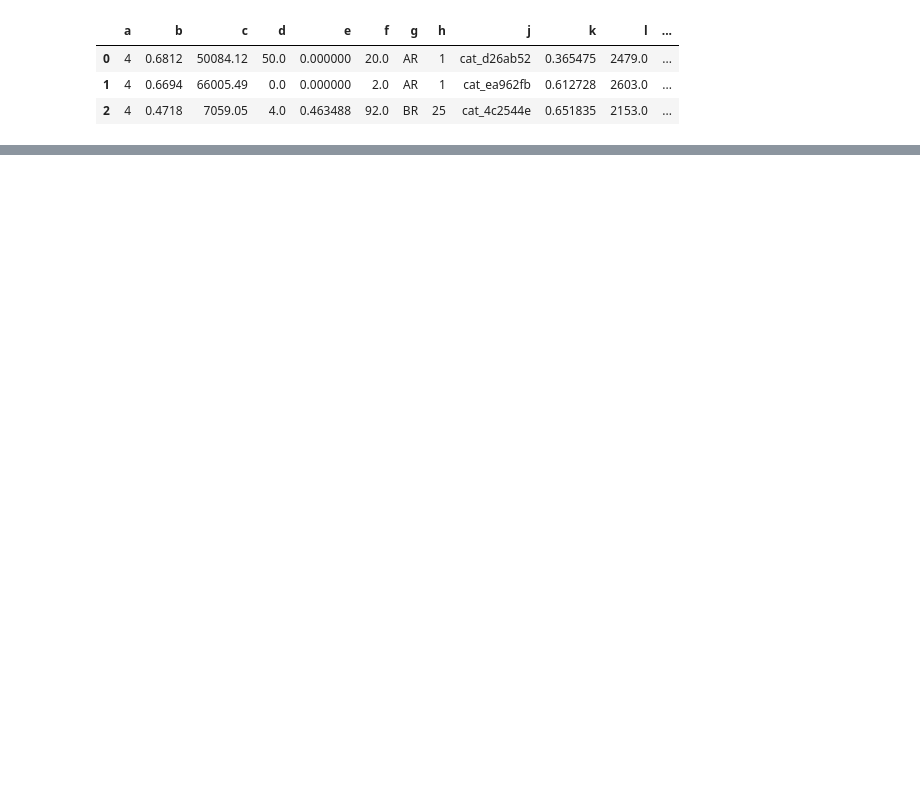
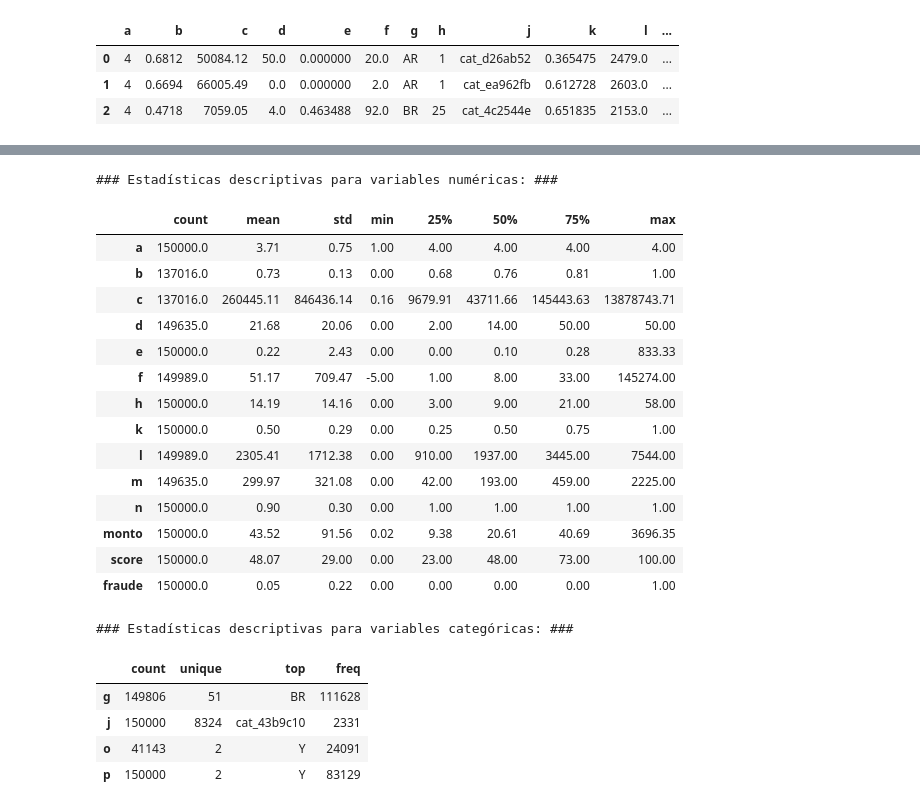
Before and after one commit to mlondono-oc/ml-fraud-detection, a Jupyter notebook: notebooks/01_eda.ipynb, the cells around one changed output, grey strips where cells are left out. Saved outputs shown, nothing was run; the diff lists cells and outputs as text; code cells hidden in the pictures; blank space fills up the shorter version.

```diff
--- a/notebooks/01_eda.ipynb
+++ b/notebooks/01_eda.ipynb
@@ -45 +58,31 @@ dtypes: float64(9), int64(5), str(5)
 memory usage: 21.7 MB
+# %%
+# 1.2 Estadísticas descriptivas del dataset
+print("### Estadísticas descriptivas para variables numéricas: ###")
+display(transactions.describe(include='number').T.round(2))
+
+print("### Estadísticas descriptivas para variables categóricas: ###")
+display(transactions.describe(include='str').T)
+# %% [output]
+### Estadísticas descriptivas para variables numéricas: ###
+|  | count | mean | std | min | 25% | 50% | 75% | max |
+| a | 150000.0 | 3.71 | 0.75 | 1.00 | 4.00 | 4.00 | 4.00 | 4.00 |
+| b | 137016.0 | 0.73 | 0.13 | 0.00 | 0.68 | 0.76 | 0.81 | 1.00 |
+| c | 137016.0 | 260445.11 | 846436.14 | 0.16 | 9679.91 | 43711.66 | 145443.63 | 13878743.71 |
+| d | 149635.0 | 21.68 | 20.06 | 0.00 | 2.00 | 14.00 | 50.00 | 50.00 |
+| e | 150000.0 | 0.22 | 2.43 | 0.00 | 0.00 | 0.10 | 0.28 | 833.33 |
+| f | 149989.0 | 51.17 | 709.47 | -5.00 | 1.00 | 8.00 | 33.00 | 145274.00 |
+| h | 150000.0 | 14.19 | 14.16 | 0.00 | 3.00 | 9.00 | 21.00 | 58.00 |
+| k | 150000.0 | 0.50 | 0.29 | 0.00 | 0.25 | 0.50 | 0.75 | 1.00 |
+| l | 149989.0 | 2305.41 | 1712.38 | 0.00 | 910.00 | 1937.00 | 3445.00 | 7544.00 |
+| m | 149635.0 | 299.97 | 321.08 | 0.00 | 42.00 | 193.00 | 459.00 | 2225.00 |
+| n | 150000.0 | 0.90 | 0.30 | 0.00 | 1.00 | 1.00 | 1.00 | 1.00 |
+| monto | 150000.0 | 43.52 | 91.56 | 0.02 | 9.38 | 20.61 | 40.69 | 3696.35 |
+| score | 150000.0 | 48.07 | 29.00 | 0.00 | 23.00 | 48.00 | 73.00 | 100.00 |
+| fraude | 150000.0 | 0.05 | 0.22 | 0.00 | 0.00 | 0.00 | 0.00 | 1.00 |
+### Estadísticas descriptivas para variables categóricas: ###
+|  | count | unique | top | freq |
+| g | 149806 | 51 | BR | 111628 |
+| j | 150000 | 8324 | cat_43b9c10 | 2331 |
+| o | 41143 | 2 | Y | 24091 |
+| p | 150000 | 2 | Y | 83129 |
```
Also changed, not shown: parts of 28 cells of this notebook.
